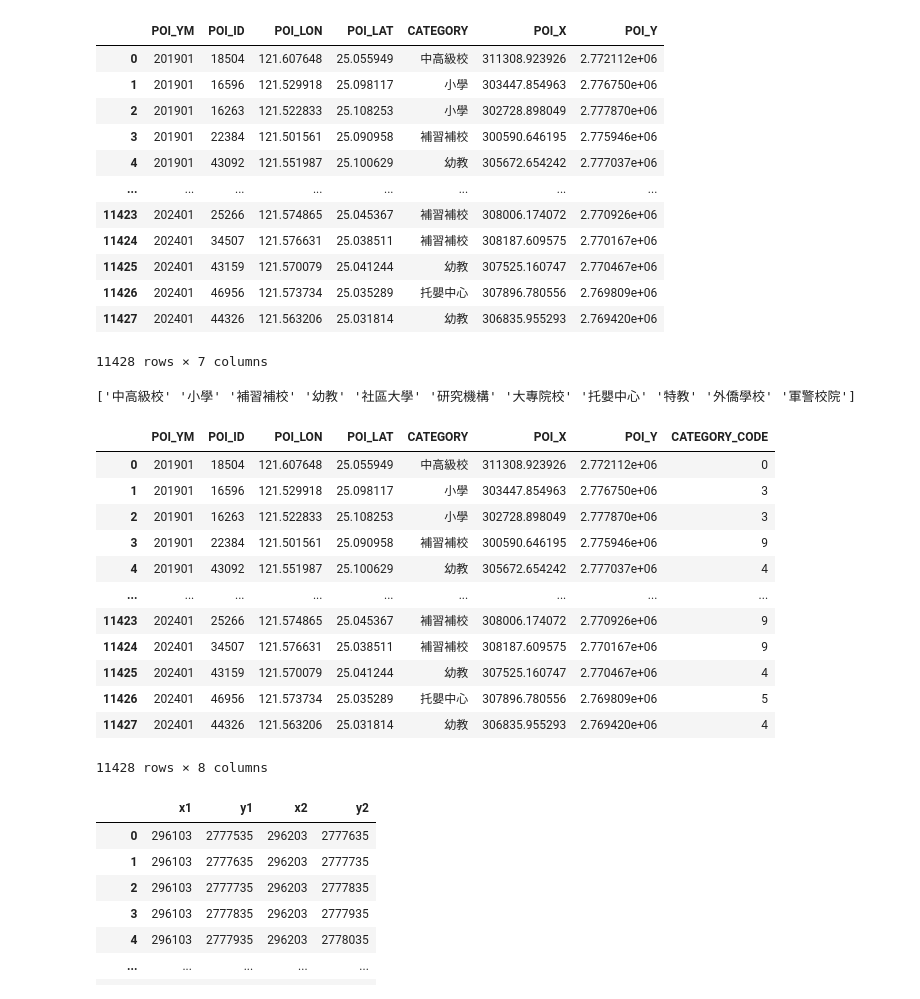
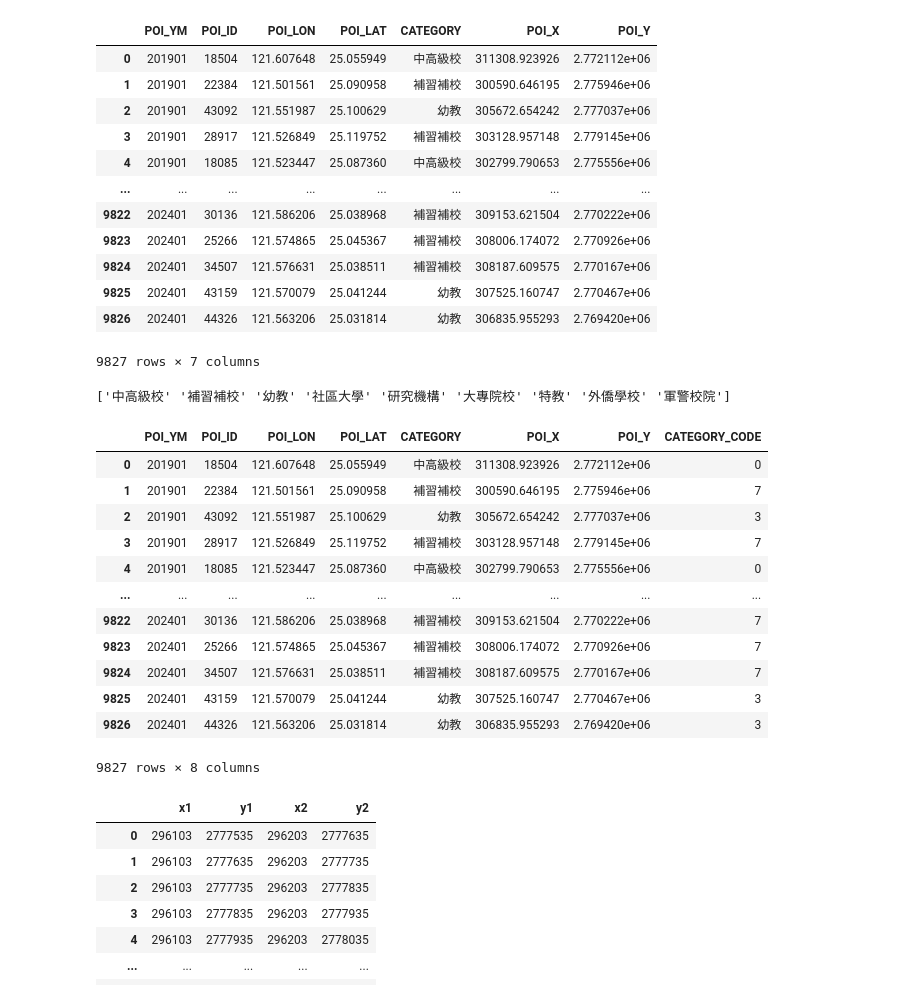
Before and after one commit to huangfishburger/capstone, a Jupyter notebook: edu.ipynb, the cells around one changed output. Saved outputs shown, nothing was run; the diff lists cells and outputs as text; code cells hidden in the pictures.

Commit message:
feat:building-separation

```diff
--- a/edu.ipynb
+++ b/edu.ipynb
@@ -1,26 +1,26 @@
 # %%
 import pandas as pd
 # %%
-df = pd.read_csv('edu.csv')
+df = pd.read_csv('building_data/edu.csv')
 df
 # %% [output]
 |  | POI_YM | POI_ID | POI_LON | POI_LAT | CATEGORY | POI_X | POI_Y |
 | 0 | 201901 | 18504 | 121.607648 | 25.055949 | 中高級校 | 311308.923926 | 2.772112e+06 |
-| 1 | 201901 | 16596 | 121.529918 | 25.098117 | 小學 | 303447.854963 | 2.776750e+06 |
-| 2 | 201901 | 16263 | 121.522833 | 25.108253 | 小學 | 302728.898049 | 2.777870e+06 |
-| 3 | 201901 | 22384 | 121.501561 | 25.090958 | 補習補校 | 300590.646195 | 2.775946e+06 |
-| 4 | 201901 | 43092 | 121.551987 | 25.100629 | 幼教 | 305672.654242 | 2.777037e+06 |
+| 1 | 201901 | 22384 | 121.501561 | 25.090958 | 補習補校 | 300590.646195 | 2.775946e+06 |
+| 2 | 201901 | 43092 | 121.551987 | 25.100629 | 幼教 | 305672.654242 | 2.777037e+06 |
+| 3 | 201901 | 28917 | 121.526849 | 25.119752 | 補習補校 | 303128.957148 | 2.779145e+06 |
+| 4 | 201901 | 18085 | 121.523447 | 25.087360 | 中高級校 | 302799.790653 | 2.775556e+06 |
 | ... | ... | ... | ... | ... | ... | ... | ... |
-| 11423 | 202401 | 25266 | 121.574865 | 25.045367 | 補習補校 | 308006.174072 | 2.770926e+06 |
-| 11424 | 202401 | 34507 | 121.576631 | 25.038511 | 補習補校 | 308187.609575 | 2.770167e+06 |
-| 11425 | 202401 | 43159 | 121.570079 | 25.041244 | 幼教 | 307525.160747 | 2.770467e+06 |
-| 11426 | 202401 | 46956 | 121.573734 | 25.035289 | 托嬰中心 | 307896.780556 | 2.769809e+06 |
-| 11427 | 202401 | 44326 | 121.563206 | 25.031814 | 幼教 | 306835.955293 | 2.769420e+06 |
+| 9822 | 202401 | 30136 | 121.586206 | 25.038968 | 補習補校 | 309153.621504 | 2.770222e+06 |
+| 9823 | 202401 | 25266 | 121.574865 | 25.045367 | 補習補校 | 308006.174072 | 2.770926e+06 |
+| 9824 | 202401 | 34507 | 121.576631 | 25.038511 | 補習補校 | 308187.609575 | 2.770167e+06 |
+| 9825 | 202401 | 43159 | 121.570079 | 25.041244 | 幼教 | 307525.160747 | 2.770467e+06 |
+| 9826 | 202401 | 44326 | 121.563206 | 25.031814 | 幼教 | 306835.955293 | 2.769420e+06 |
-11428 rows × 7 columns
+9827 rows × 7 columns
 # %%
 print(df['CATEGORY'].unique())
 # %% [output]
-['中高級校' '小學' '補習補校' '幼教' '社區大學' '研究機構' '大專院校' '托嬰中心' '特教' '外僑學校' '軍警校院']
+['中高級校' '補習補校' '幼教' '社區大學' '研究機構' '大專院校' '特教' '外僑學校' '軍警校院']
 # %%
 # label encode
 df['CATEGORY_CODE'] = df['CATEGORY'].astype('category')
@@ -29,17 +29,17 @@ df
 # %% [output]
 |  | POI_YM | POI_ID | POI_LON | POI_LAT | CATEGORY | POI_X | POI_Y | CATEGORY_CODE |
 | 0 | 201901 | 18504 | 121.607648 | 25.055949 | 中高級校 | 311308.923926 | 2.772112e+06 | 0 |
-| 1 | 201901 | 16596 | 121.529918 | 25.098117 | 小學 | 303447.854963 | 2.776750e+06 | 3 |
-| 2 | 201901 | 16263 | 121.522833 | 25.108253 | 小學 | 302728.898049 | 2.777870e+06 | 3 |
-| 3 | 201901 | 22384 | 121.501561 | 25.090958 | 補習補校 | 300590.646195 | 2.775946e+06 | 9 |
-| 4 | 201901 | 43092 | 121.551987 | 25.100629 | 幼教 | 305672.654242 | 2.777037e+06 | 4 |
+| 1 | 201901 | 22384 | 121.501561 | 25.090958 | 補習補校 | 300590.646195 | 2.775946e+06 | 7 |
+| 2 | 201901 | 43092 | 121.551987 | 25.100629 | 幼教 | 305672.654242 | 2.777037e+06 | 3 |
+| 3 | 201901 | 28917 | 121.526849 | 25.119752 | 補習補校 | 303128.957148 | 2.779145e+06 | 7 |
+| 4 | 201901 | 18085 | 121.523447 | 25.087360 | 中高級校 | 302799.790653 | 2.775556e+06 | 0 |
 | ... | ... | ... | ... | ... | ... | ... | ... | ... |
-| 11423 | 202401 | 25266 | 121.574865 | 25.045367 | 補習補校 | 308006.174072 | 2.770926e+06 | 9 |
-| 11424 | 202401 | 34507 | 121.576631 | 25.038511 | 補習補校 | 308187.609575 | 2.770167e+06 | 9 |
-| 11425 | 202401 | 43159 | 121.570079 | 25.041244 | 幼教 | 307525.160747 | 2.770467e+06 | 4 |
-| 11426 | 202401 | 46956 | 121.573734 | 25.035289 | 托嬰中心 | 307896.780556 | 2.769809e+06 | 5 |
-| 11427 | 202401 | 44326 | 121.563206 | 25.031814 | 幼教 | 306835.955293 | 2.769420e+06 | 4 |
+| 9822 | 202401 | 30136 | 121.586206 | 25.038968 | 補習補校 | 309153.621504 | 2.770222e+06 | 7 |
+| 9823 | 202401 | 25266 | 121.574865 | 25.045367 | 補習補校 | 308006.174072 | 2.770926e+06 | 7 |
+| 9824 | 202401 | 34507 | 121.576631 | 25.038511 | 補習補校 | 308187.609575 | 2.770167e+06 | 7 |
+| 9825 | 202401 | 43159 | 121.570079 | 25.041244 | 幼教 | 307525.160747 | 2.770467e+06 | 3 |
+| 9826 | 202401 | 44326 | 121.563206 | 25.031814 | 幼教 | 306835.955293 | 2.769420e+06 | 3 |
-11428 rows × 8 columns
+9827 rows × 8 columns
 # %%
 p_taipei = pd.read_csv('points_taipei.csv')
 p_taipei
```
Also changed, not shown: parts of 7 cells of this notebook, 6 other files.
